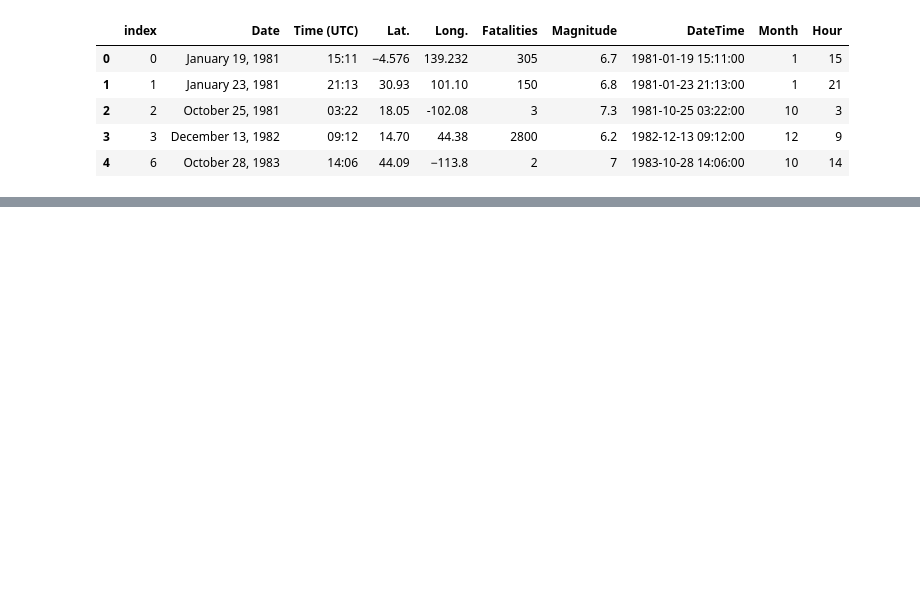
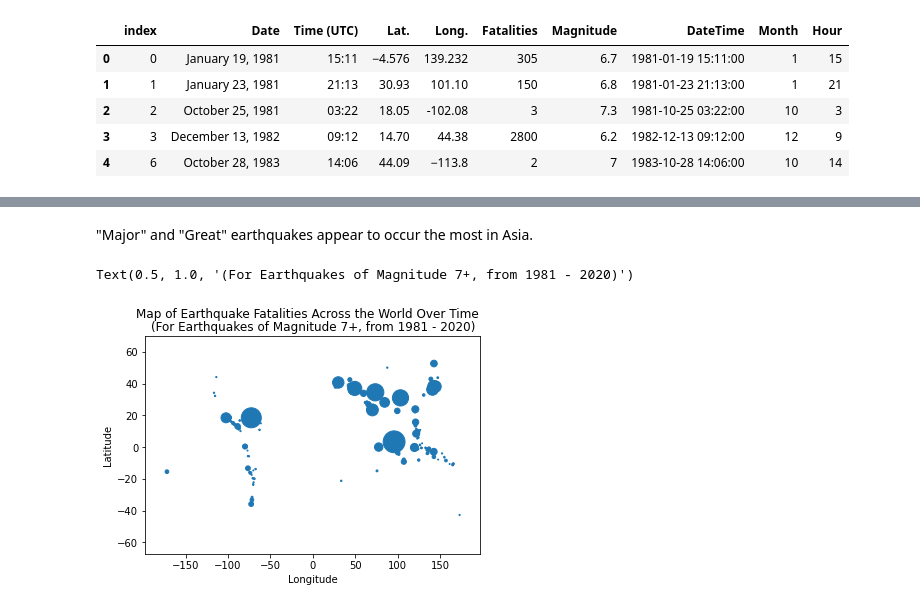
Before and after one commit to trgrimm/Earthquake_Fatality_Prediction, a Jupyter notebook: Earthquake Models.ipynb, the cells around one changed output, grey strips where cells are left out. Drawn from its saved outputs; the diff is of its cells as text; code cells hidden in the pictures; blank space fills up the shorter version.

```diff
--- a/Earthquake Models.ipynb
+++ b/Earthquake Models.ipynb
@@ -159,0 +268,14 @@ Now,
+# %% [markdown]
+"Major" and "Great" earthquakes appear to occur the most in Asia.
+# %%
+longitude_coords = new_df['Long.']
+latitude_coords = new_df['Lat.']
+Fatalities = new_df['Fatalities']
+plt.scatter(longitude_coords, latitude_coords, s=np.sqrt(Fatalities))
+plt.xlabel("Longitude")
+plt.ylabel("Latitude")
+plt.suptitle("Map of Earthquake Fatalities Across the World Over Time")
+plt.title("(For Earthquakes of Magnitude 7+, from 1981 - 2020)")
+# %% [output]
+Text(0.5, 1.0, '(For Earthquakes of Magnitude 7+, from 1981 - 2020)')
+[figure, added]
```
Also changed, not shown: parts of 39 cells of this notebook.
